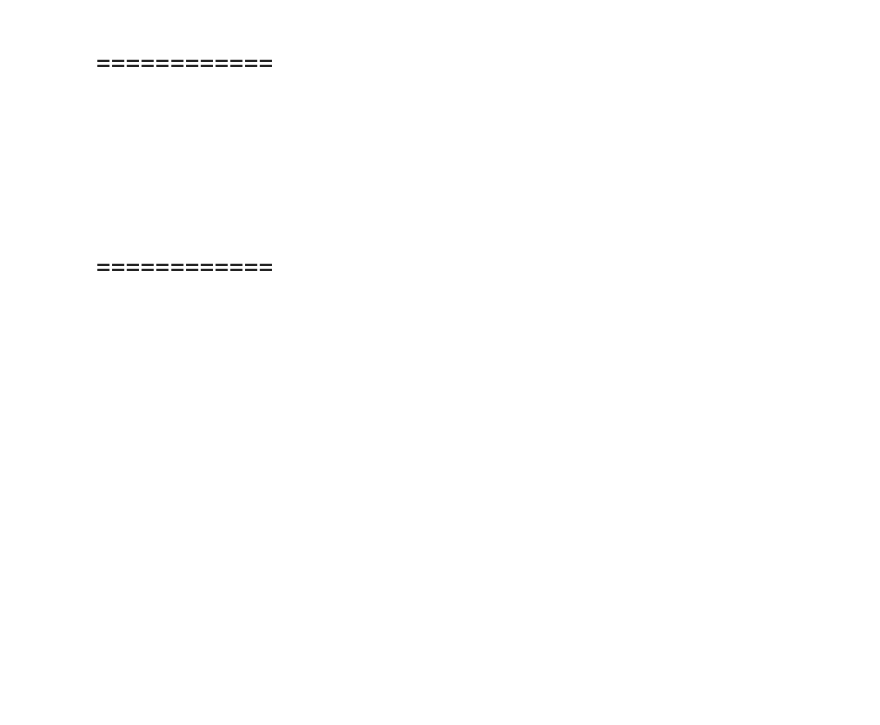
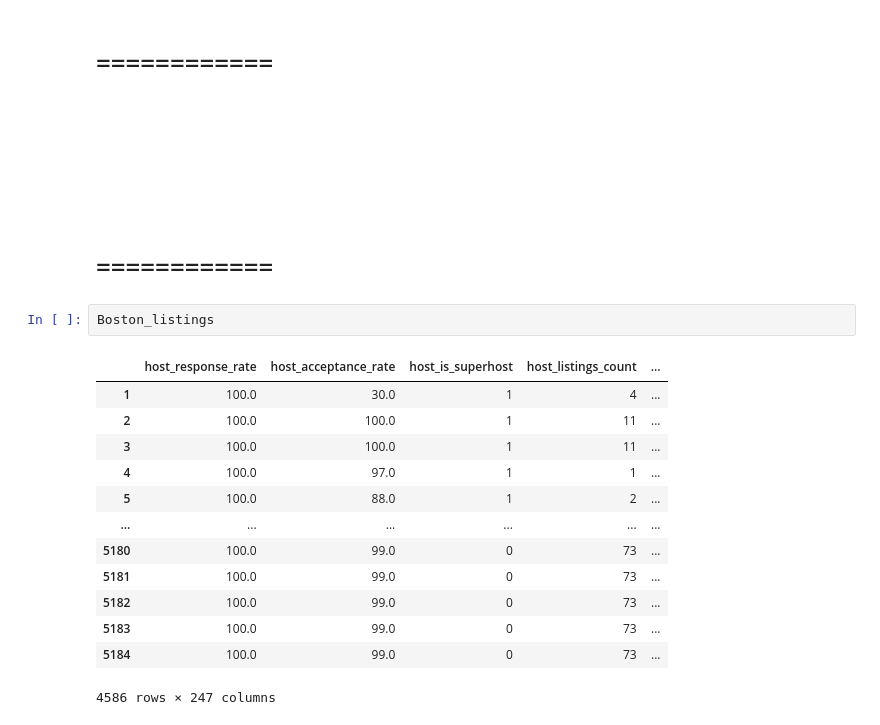
Before and after one commit to Abdulrahman-Almutlaq/AirBnb_EDA, a Jupyter notebook: DS.ipynb, the cells around one changed output. Cells and saved outputs as stored; diff of their text form; blank space fills up the shorter version.

```diff
--- a/DS.ipynb
+++ b/DS.ipynb
@@ -341,3 +398,19 @@ Boston_listings.drop(columns=['host_verifications', 'calendar_last_scraped', 'ho
 # ============
 <br><br><br><br><br><br>
 # ============
+# %%
+Boston_listings
+# %% [output]
+|  | host_response_rate | host_acceptance_rate | host_is_superhost | host_listings_count | ... |
+| 1 | 100.0 | 30.0 | 1 | 4 | ... |
+| 2 | 100.0 | 100.0 | 1 | 11 | ... |
+| 3 | 100.0 | 100.0 | 1 | 11 | ... |
+| 4 | 100.0 | 97.0 | 1 | 1 | ... |
+| 5 | 100.0 | 88.0 | 1 | 2 | ... |
+| ... | ... | ... | ... | ... | ... |
+| 5180 | 100.0 | 99.0 | 0 | 73 | ... |
+| 5181 | 100.0 | 99.0 | 0 | 73 | ... |
+| 5182 | 100.0 | 99.0 | 0 | 73 | ... |
+| 5183 | 100.0 | 99.0 | 0 | 73 | ... |
+| 5184 | 100.0 | 99.0 | 0 | 73 | ... |
+4586 rows × 247 columns
```
Also changed, not shown: parts of 15 cells of this notebook.
